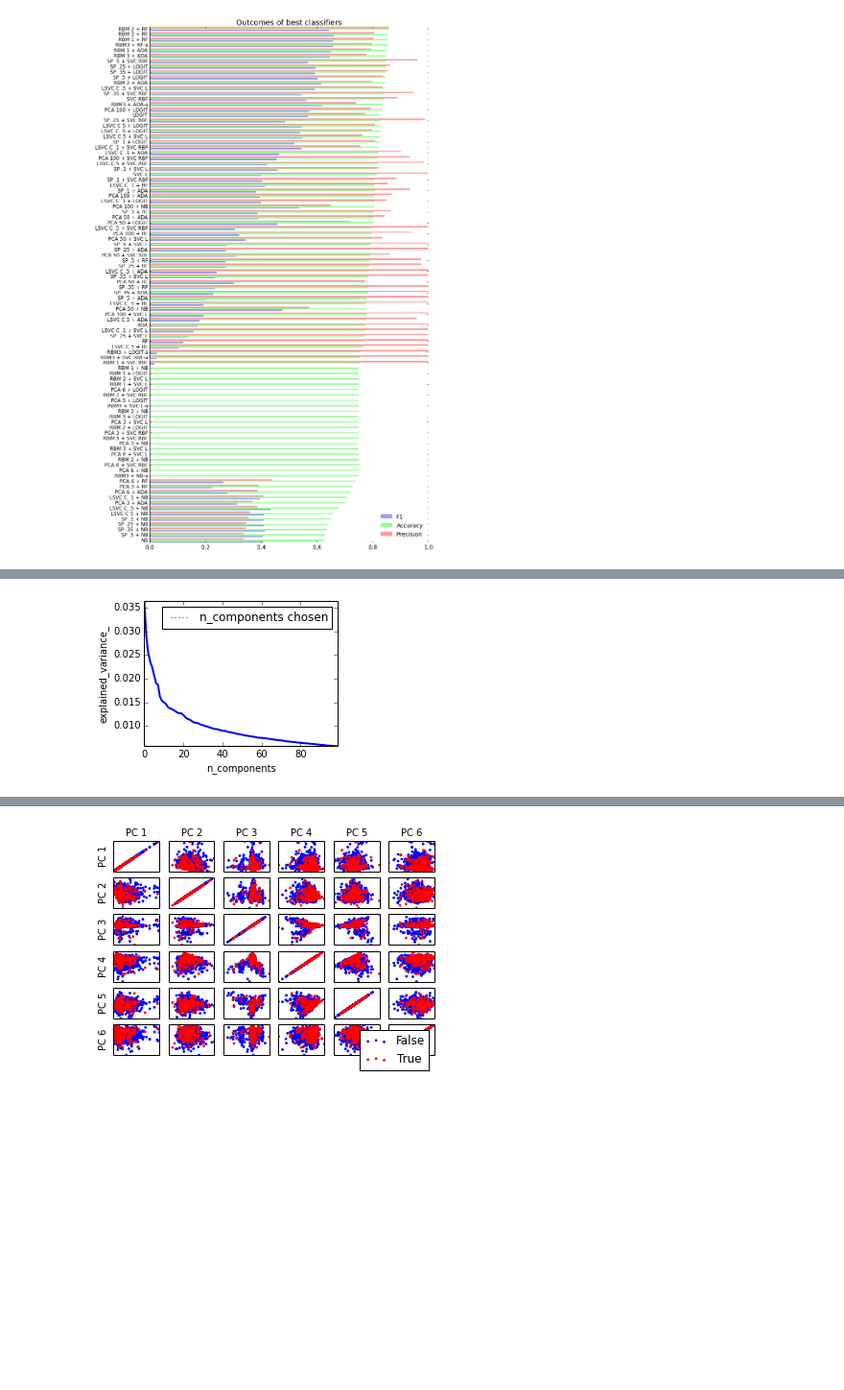
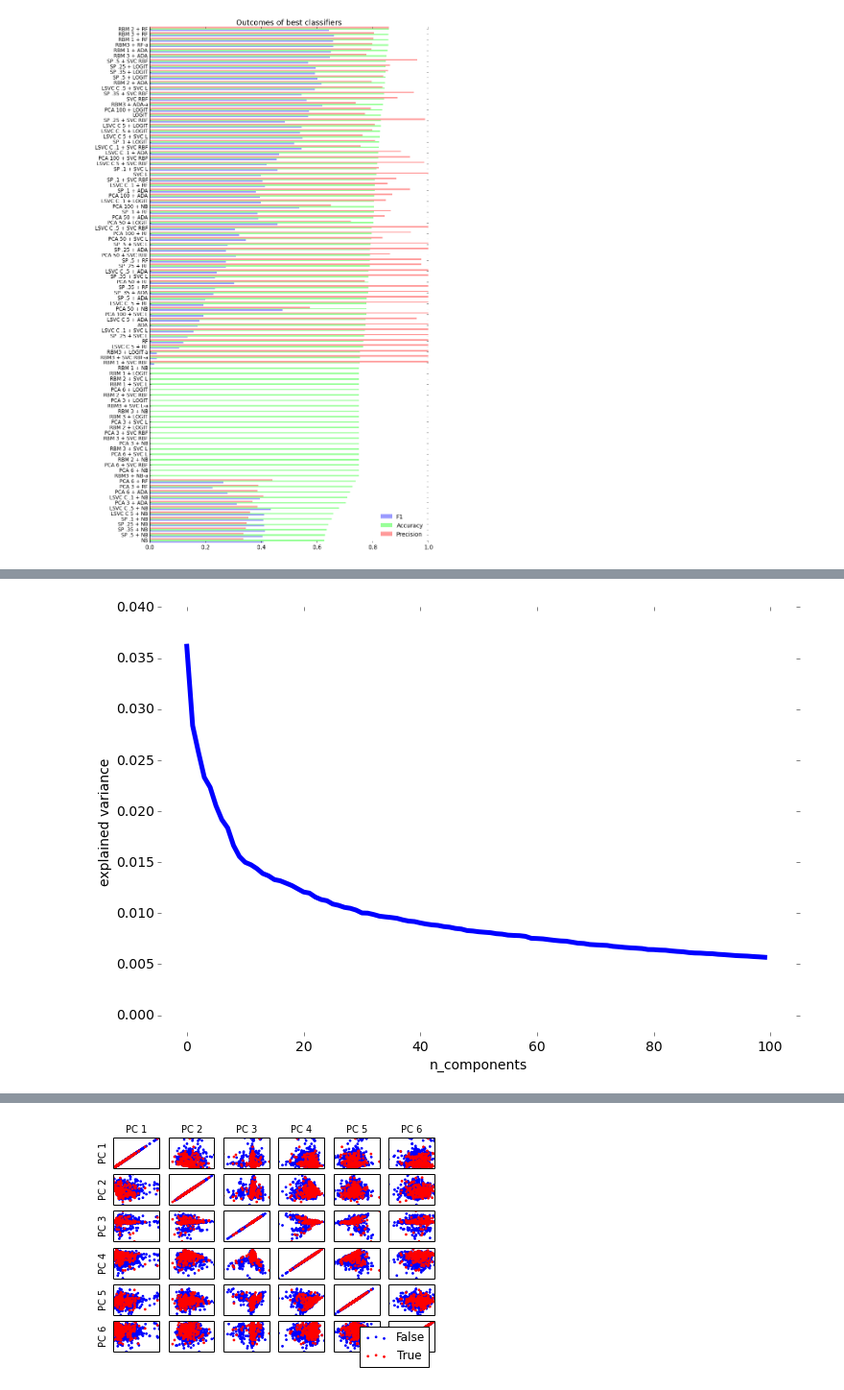
Before and after one commit to jacobboy/spring14, a Jupyter notebook: graphin_db.ipynb, the cells around one changed output, grey strips where cells are left out. Shown at 96% size. Saved outputs shown, nothing was run; the diff lists cells and outputs as text; code cells hidden in the pictures; blank space fills up the shorter version.

```diff
--- a/graphin_db.ipynb
+++ b/graphin_db.ipynb
@@ -139,16 +207,30 @@ X_r = pca6.transform(X_test)
 lda6 = LDA(n_components=6)
 X_r2 = lda6.fit(X_train, y_train).transform(X_test)
 # %%
-plt.figure(1, figsize=(4, 3))
-plt.clf()
-plt.axes([.2, .2, .7, .7])
-plt.plot(pca1.explained_variance_, linewidth=2)
-plt.axis('tight')
-plt.xlabel('n_components')
-plt.ylabel('explained variance')
-plt.axvline(pca1.n_components,
-           linestyle=':', label='n_components chosen')
-plt.legend(prop=dict(size=12))
+fig = plt.figure(1, figsize=(12, 8))
+# plt.axes([.2, .2, .7, .7])
+plt.plot(pca1.explained_variance_, linewidth=5)
+
+plt.xlabel('n_components', fontsize=label_size)
+plt.ylabel('explained variance', fontsize=label_size)
+# plt.axvline(x=pca1.n_components,
+#            linestyle=':', label='n_components chosen',
+#            linewidth=5, color='r')
+# plt.legend(prop=dict(size=12))
+
+ax = fig.get_axes()[0]
+ax.set_xlim([-5, 105])
+ax.set_ylim([-0.002, .04])
+
+plt.yticks(fontsize=label_size)
+plt.xticks(fontsize=label_size)
+
+ax.spines['left'].set_color('none')
+ax.spines['right'].set_color('none')
+ax.spines['top'].set_color('none')
+ax.spines['bottom'].set_color('none')
+
+plt.savefig('figs/components_vs_variance.png')
 plt.show()
 # %% [output]
-[figure, old version]
+[figure, new version]
```
Also changed, not shown: parts of 15 cells of this notebook.
